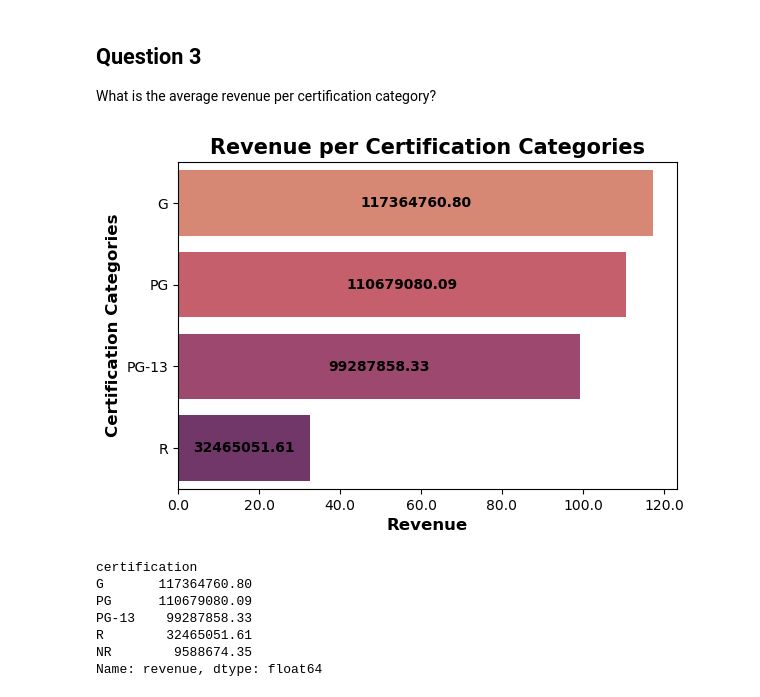
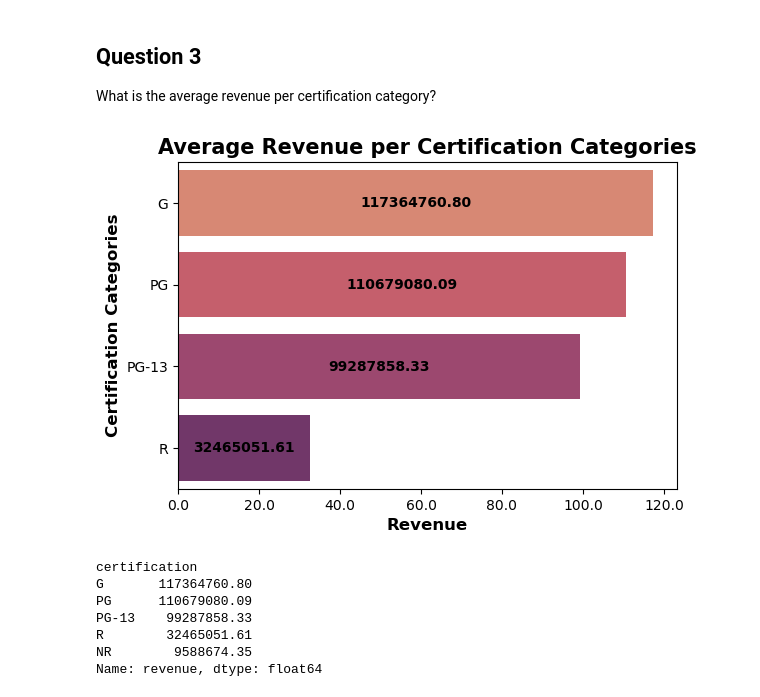
Before and after one commit to juDEcorous/Project-3-Part-1, a Jupyter notebook: Project 3 Part 2b EDA.ipynb, the cells around one changed output. Cells and saved outputs as stored; diff of their text form; code cells hidden in the pictures.

```diff
--- a/Project 3 Part 2b EDA.ipynb
+++ b/Project 3 Part 2b EDA.ipynb
@@ -160,23 +160,23 @@ What is the average revenue per certification category?
 # %%
 fig, ax = plt.subplots( figsize = (6, 4))
 sns.barplot(data = financial, y = 'certification', x = "revenue",
             ax = ax, order = ['G', 'PG', 'PG-13', 'R'],
             palette = 'flare', errorbar = None, );
 fig.tight_layout()
 
 ax.bar_label(ax.containers[0], fmt = '%.2f', label_type = 'center',
              fontweight = 'bold')
 
-ax.set_title('Revenue per Certification Categories',
+ax.set_title('Average Revenue per Certification Categories',
              fontsize = 15, fontweight = 'bold');
 ax.set_xlabel('Revenue',
               fontsize = 12, fontweight = 'bold')
 ax.set_ylabel('Certification Categories', fontsize = 12, fontweight = 'bold');
 
 # prevent the x-axis to be in scientific function
 ax.xaxis.set_major_formatter(FuncFormatter(lambda x, pos: f'{x * 1e-6:0.1f}'))
 # %% [output]
-[figure, old version]
+[figure, new version]
 # %%
 # avoiding scientific notations
 pd.options.display.float_format = '{:.2f}'.format
```
Also changed, not shown: parts of 1 cell of this notebook, 1 other file.
